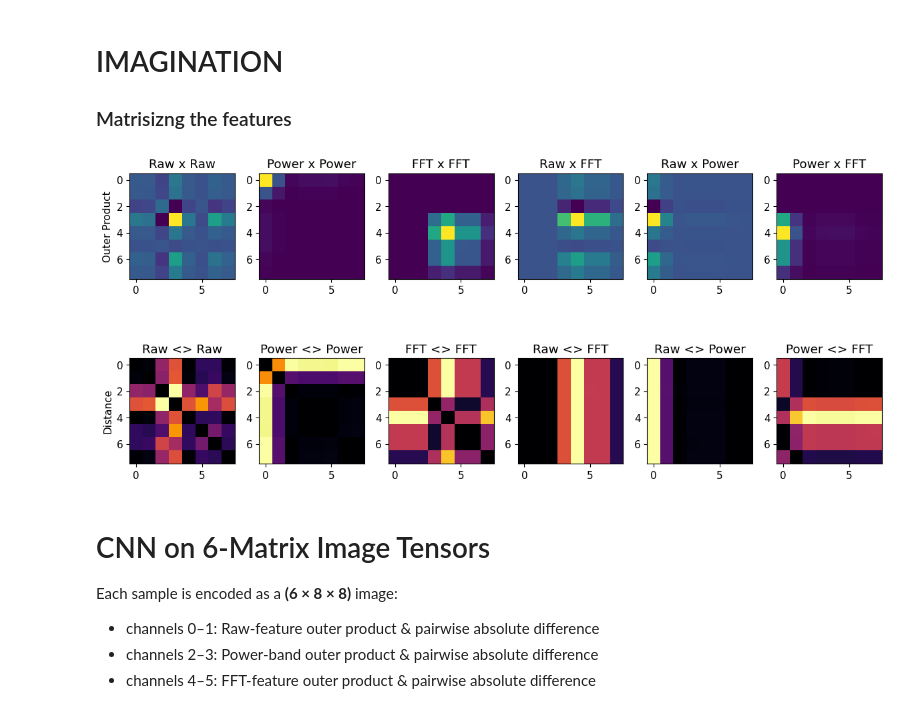
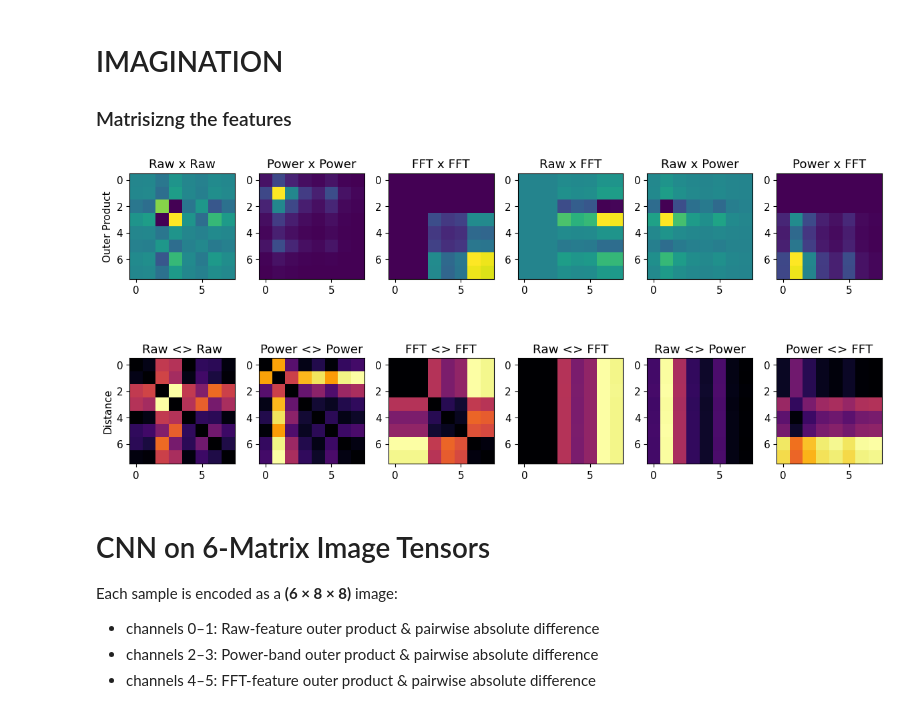
Before and after one commit to parhamkebria/EEG, a Jupyter notebook: EEG_Power_MLP.ipynb, the cells around one changed output. Drawn from its saved outputs; the diff is of its cells as text; code cells hidden in the pictures.

```diff
--- a/EEG_Power_MLP.ipynb
+++ b/EEG_Power_MLP.ipynb
@@ -1412,6 +1491,7 @@ weighted avg       0.14      0.28      0.18      1922
 ### Matrisizng the features
 # %%
-random_sample = eeg_data.iloc[np.random.choice(eeg_data.id)]
+# Sample one valid row safely
+random_sample = eeg_data.sample(n=1, random_state=42).iloc[0]
 
 r = random_sample[list(raw_features.keys())[1:-1]].values.astype(float)
 p = random_sample[POWER_BANDS].values.astype(float)
@@ -1427,72 +1507,49 @@ f_outer_matrix = np.outer(f, f)
 f_dist_matrix = np.abs(f[:, None] - f[None, :])
 
 rf_outer_matrix = np.outer(r, f)
 rp_outer_matrix = np.outer(r, p)
 fp_outer_matrix = np.outer(f, p)
 
 rf_dist_matrix = np.abs(r[:, None] - f[None, :])
 rp_dist_matrix = np.abs(r[:, None] - p[None, :])
 fp_dist_matrix = np.abs(f[:, None] - p[None, :])
 
-fig, axs = plt.subplots(2, 6, figsize=(12, 6),
-                        # sharex=True,
-                        # sharey=True
-                        )
+fig, axs = plt.subplots(2, 6, figsize=(12, 6))
 
 # outers
 im0 = axs[0, 0].imshow(r_outer_matrix, cmap='viridis')
-axs[0, 0].set_title("Raw x Raw")
-axs[0, 0].set_ylabel("Outer Product")
+axs[0, 0].set_title('Raw x Raw')
+axs[0, 0].set_ylabel('Outer Product')
 im0 = axs[0, 1].imshow(p_outer_matrix, cmap='viridis')
-axs[0, 1].set_title("Power x Power")
+axs[0, 1].set_title('Power x Power')
 im0 = axs[0, 2].imshow(f_outer_matrix, cmap='viridis')
-axs[0, 2].set_title("FFT x FFT")
+axs[0, 2].set_title('FFT x FFT')
 im0 = axs[0, 3].imshow(rf_outer_matrix, cmap='viridis')
-axs[0, 3].set_title("Raw x FFT")
+axs[0, 3].set_title('Raw x FFT')
 im0 = axs[0, 4].imshow(rp_outer_matrix, cmap='viridis')
-axs[0, 4].set_title("Raw x Power")
+axs[0, 4].set_title('Raw x Power')
 im0 = axs[0, 5].imshow(fp_outer_matrix, cmap='viridis')
-axs[0, 5].set_title("Power x FFT")
-# fig.colorbar(im0, ax=axs[0, 5], fraction=0.046, pad=0.04)
+axs[0, 5].set_title('Power x FFT')
 
 # distances
 im1 = axs[1, 0].imshow(r_dist_matrix, cmap='inferno')
-axs[1, 0].set_title("Raw <> Raw")
-axs[1, 0].set_ylabel("Distance")
+axs[1, 0].set_title('Raw <> Raw')
+axs[1, 0].set_ylabel('Distance')
 im1 = axs[1, 1].imshow(p_dist_matrix, cmap='inferno')
-axs[1, 1].set_title("Power <> Power")
+axs[1, 1].set_title('Power <> Power')
 im1 = axs[1, 2].imshow(f_dist_matrix, cmap='inferno')
-axs[1, 2].set_title("FFT <> FFT")
+axs[1, 2].set_title('FFT <> FFT')
 im1 = axs[1, 3].imshow(rf_dist_matrix, cmap='inferno')
-axs[1, 3].set_title("Raw <> FFT")
+axs[1, 3].set_title('Raw <> FFT')
 im1 = axs[1, 4].imshow(rp_dist_matrix, cmap='inferno')
-axs[1, 4].set_title("Raw <> Power")
+axs[1, 4].set_title('Raw <> Power')
 im1 = axs[1, 5].imshow(fp_dist_matrix, cmap='inferno')
-axs[1, 5].set_title("Power <> FFT")
-# fig.colorbar(im1, ax=axs[1, 5], fraction=0.046, pad=0.04)
-
-# im1 = axs[0, 1].imshow(r_dist_matrix, cmap='inferno')
-# axs[0, 1].set_title("Pairwise Absolute")
-# fig.colorbar(im1, ax=axs[0, 1], fraction=0.046, pad=0.04)
-
-# # POWER
-# im0 = axs[1, 0].imshow(p_outer_matrix, cmap='viridis')
-# axs[1, 0].set_ylabel(f"Power")
-# fig.colorbar(im0, ax=axs[1, 0], fraction=0.046, pad=0.04)
-# im1 = axs[1, 1].imshow(p_dist_matrix, cmap='inferno')
-# fig.colorbar(im1, ax=axs[1, 1], fraction=0.046, pad=0.04)
-
-# # FFT
-# im0 = axs[2, 0].imshow(f_outer_matrix, cmap='viridis')
-# axs[2, 0].set_ylabel(f"FFT")
-# fig.colorbar(im0, ax=axs[2, 0], fraction=0.046, pad=0.04)
-# im1 = axs[2, 1].imshow(f_dist_matrix, cmap='inferno')
-# fig.colorbar(im1, ax=axs[2, 1], fraction=0.046, pad=0.04)
+axs[1, 5].set_title('Power <> FFT')
 
 plt.tight_layout()
 plt.show()
 # %% [output]
-[figure, old version]
+[figure, new version]
 # %% [markdown]
 # CNN on 6-Matrix Image Tensors
 
```
Also changed, not shown: parts of 22 cells of this notebook.
